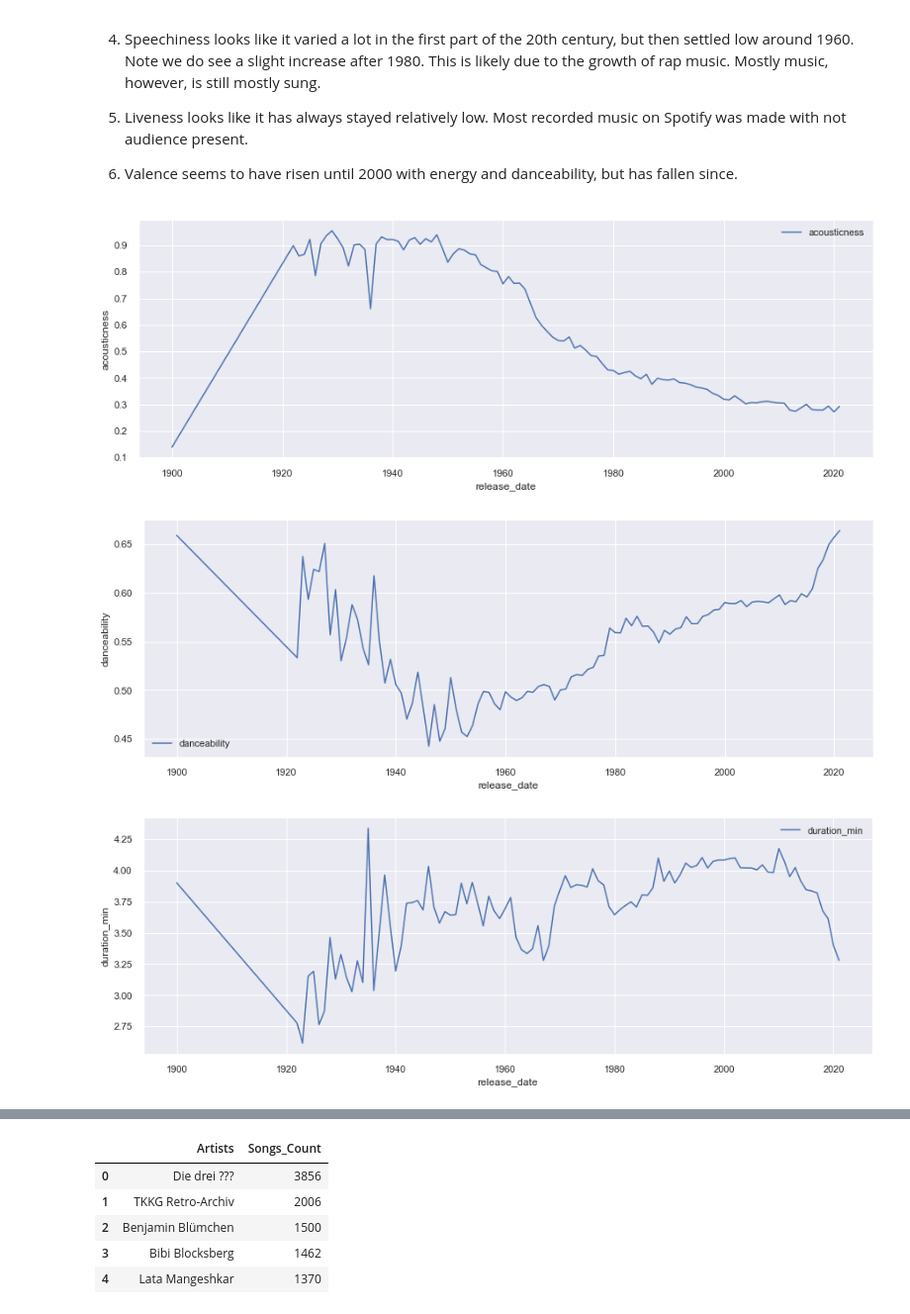
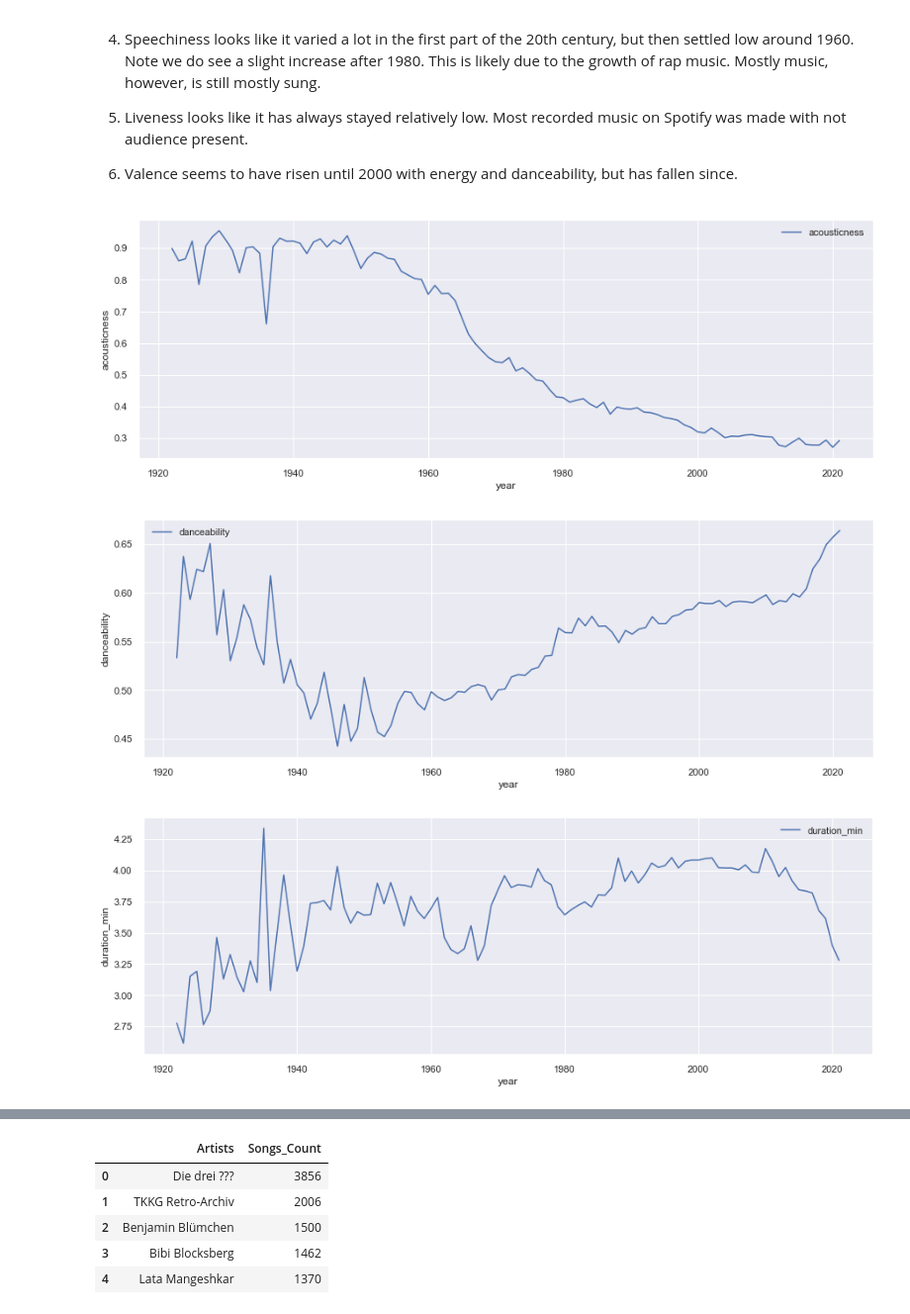
Before and after one commit to zerazyrus/Music-Recommendation-System, a Jupyter notebook: Spotify RS.ipynb, the cells around one changed output, grey strips where cells are left out. Shown at 99% size. Drawn from its saved outputs; the diff is of its cells as text; code cells hidden in the pictures.

```diff
--- a/Spotify RS.ipynb
+++ b/Spotify RS.ipynb
@@ -162,6 +163,6 @@ dataframe.duplicated().any().sum()
 # %% [markdown]
 There are not any duplicates in the data set because of the unique id feature.Let's see if we remove this are there any duplicates
 # %%
-dataframe = dataframe.drop(labels=['id'], axis=1)
+dataframe = dataframe.drop(labels=['id','release_date'], axis=1)
 dataframe.shape
 # %% [output]
@@ -335,7 +336,7 @@ plt.show()
 columns = ["acousticness","danceability","energy","speechiness","liveness","valence"]
 plt.figure(figsize=(30,30))
 for c in columns:
-    x = dataframe.groupby('release_date')[c].mean()
+    x = dataframe.groupby('year')[c].mean()
     sns.lineplot(x.index,x,label=c)
 plt.title('Audio characteristics over the years', fontsize=40)
 plt.xlabel('Year',fontsize=30)
@@ -361,30 +362,30 @@ Observation - Over the Years we can see gradual increase for Danceability, Energ
 # %%
 columns = ["acousticness"]
 for c in columns:
-    x = dataframe.groupby('release_date')[c].mean()
+    x = dataframe.groupby('year')[c].mean()
     plt.figure(figsize=(15,5))
     sns.set_style("darkgrid")
     sns.lineplot(x.index,x,label=c)
 # %% [output]
-[figure, old version]
+[figure, new version]
 # %%
 columns = ["danceability"]
 for c in columns:
-    x = dataframe.groupby('release_date')[c].mean()
+    x = dataframe.groupby('year')[c].mean()
     plt.figure(figsize=(15,5))
     sns.set_style("darkgrid")
     sns.lineplot(x.index,x,label=c)
 # %% [output]
-[figure, old version]
+[figure, new version]
 # %%
 columns = ["duration_min"]
 for c in columns:
-    x = dataframe.groupby('release_date')[c].mean()
+    x = dataframe.groupby('year')[c].mean()
     plt.figure(figsize=(15,5))
     sns.set_style("darkgrid")
     sns.lineplot(x.index,x,label=c)
 # %% [output]
-[figure, old version]
+[figure, new version]
 # %%
 columns = ["energy"]
 for c in columns:
```
Also changed, not shown: parts of 77 cells of this notebook.
